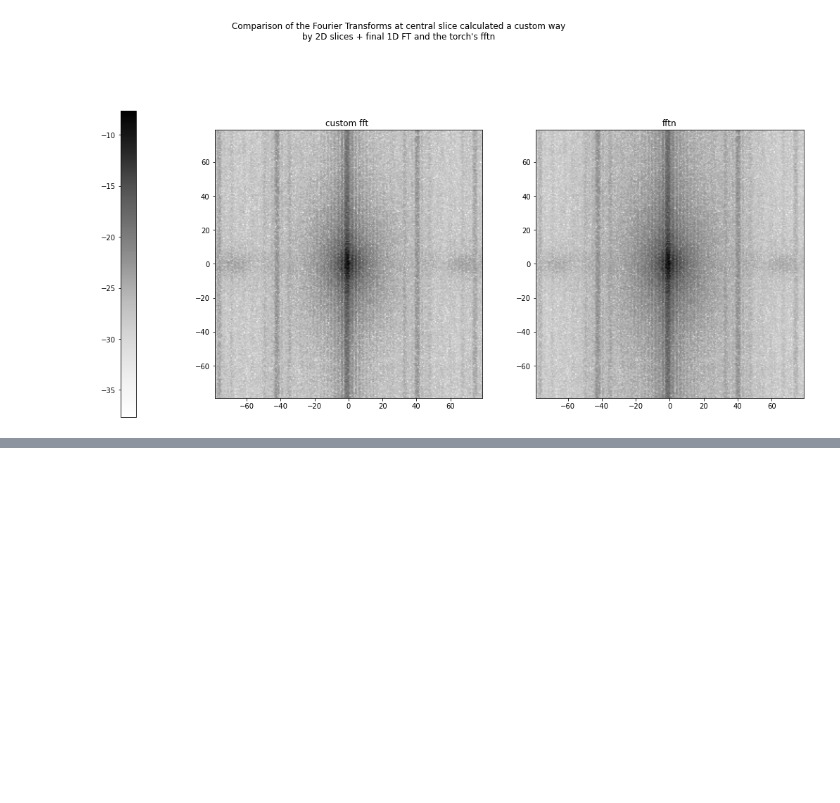
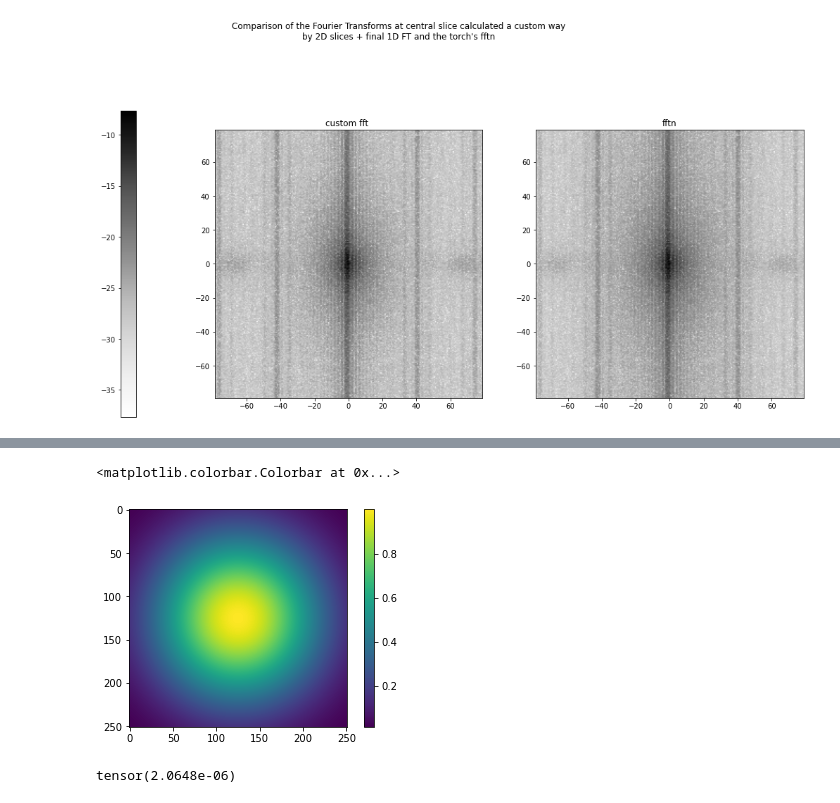
Before and after one commit to sofyalaski/SAXS-simulations, a Jupyter notebook: creating_forms.ipynb, the cells around one changed output, grey strips where cells are left out. Saved outputs shown, nothing was run; the diff lists cells and outputs as text; code cells hidden in the pictures; blank space fills up the shorter version.

```diff
--- a/creating_forms.ipynb
+++ b/creating_forms.ipynb
@@ -197,0 +234,10 @@ the maximal difference between the implementation of the FTI is 1.75591408899278
+# %%
+img = plt.imshow(np.sinc(slice*simulation.grid_space/2/np.pi)**4)
+plt.colorbar(img)
+# %% [output]
+<matplotlib.colorbar.Colorbar at 0x...>
+[figure, added]
+# %%
+simulation.Q.min()
+# %% [output]
+tensor(2.0648e-06)
```
Also changed, not shown: parts of 36 cells of this notebook, 4 other files.
